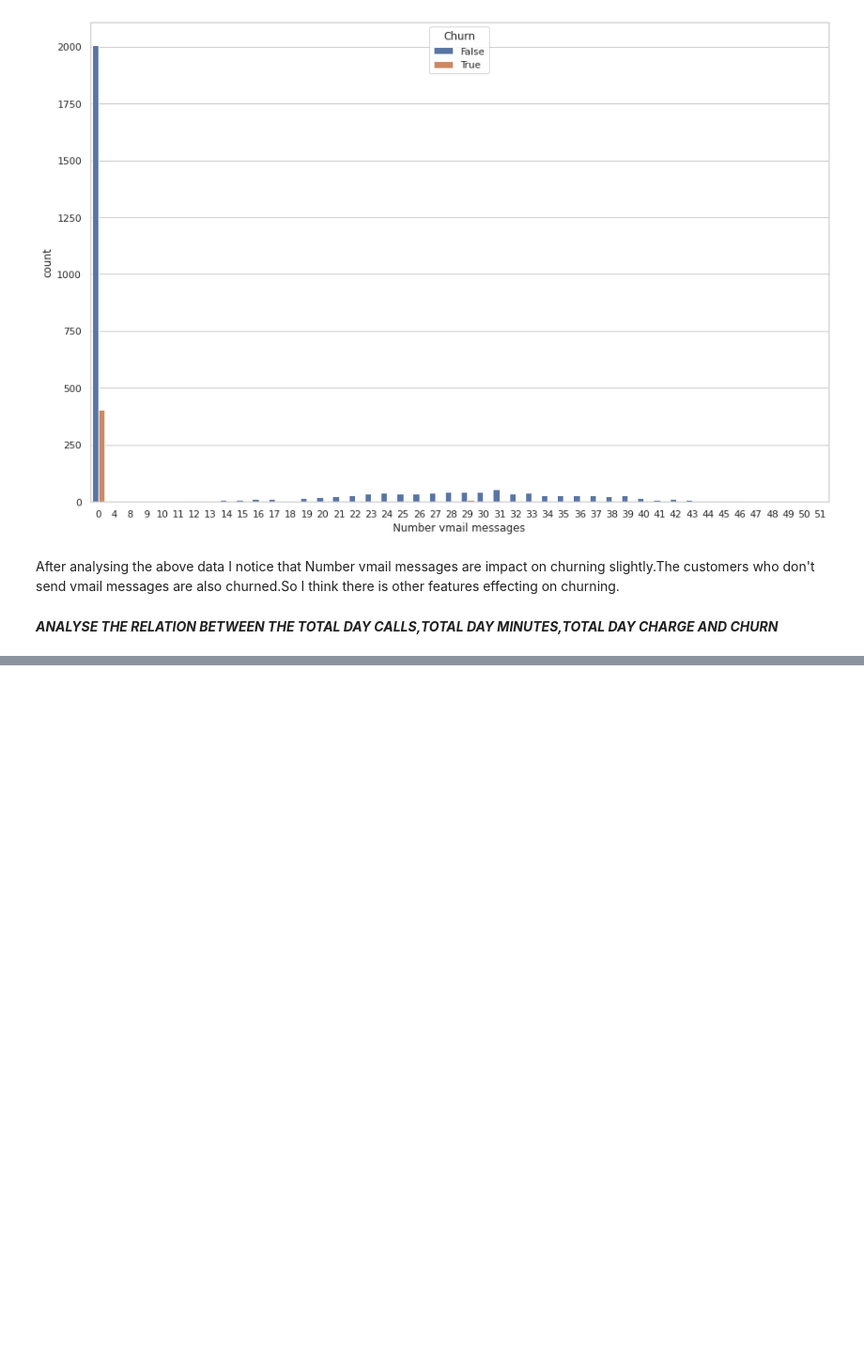
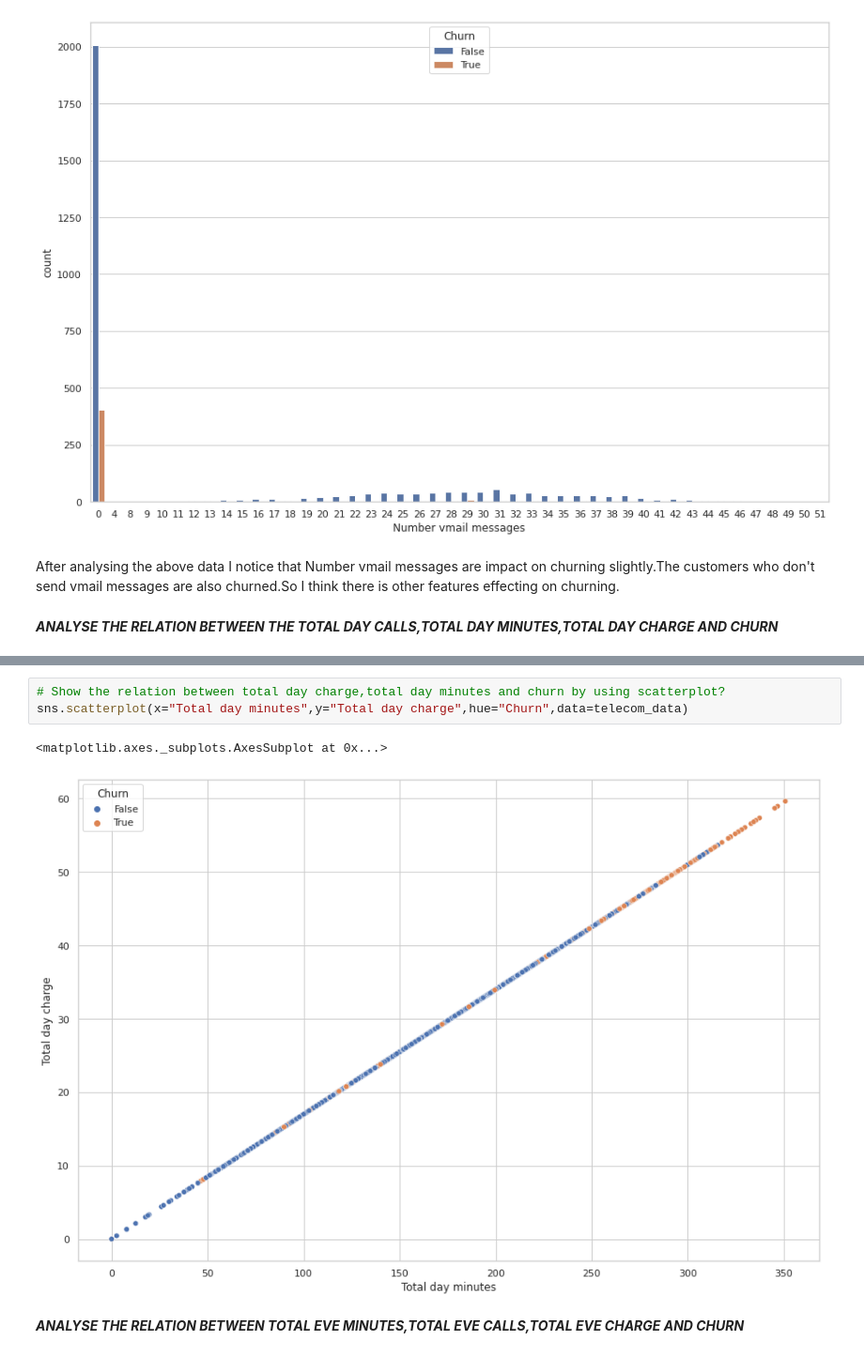
Before and after one commit to m123m12/Telecom-Churn-Analysis, a Jupyter notebook: Copy_of_Telecom_Churn_Analysis_Capstone_Project.ipynb, the cells around one changed output, grey strips where cells are left out. Shown at 94% size. Drawn from its saved outputs; the diff is of its cells as text; blank space fills up the shorter version.

```diff
--- a/Copy_of_Telecom_Churn_Analysis_Capstone_Project.ipynb
+++ b/Copy_of_Telecom_Churn_Analysis_Capstone_Project.ipynb
@@ -494,0 +514,8 @@ After analysing the above data I notice that Number vmail messages are impact on
+# %%
+# Show the relation between total day charge,total day minutes and churn by using scatterplot?
+sns.scatterplot(x="Total day minutes",y="Total day charge",hue="Churn",data=telecom_data)
+# %% [output]
+<matplotlib.axes._subplots.AxesSubplot at 0x...>
+[figure, added]
+# %% [markdown]
+***ANALYSE THE RELATION BETWEEN TOTAL EVE MINUTES,TOTAL EVE CALLS,TOTAL EVE CHARGE AND CHURN***
```
Also changed, not shown: parts of 22 cells of this notebook.
